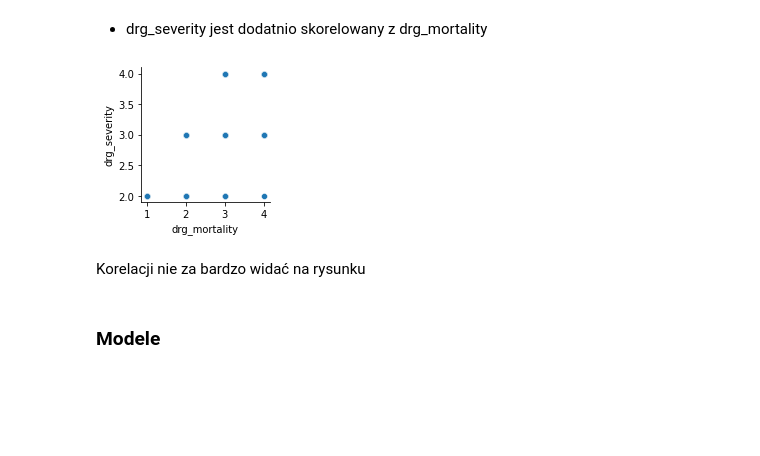
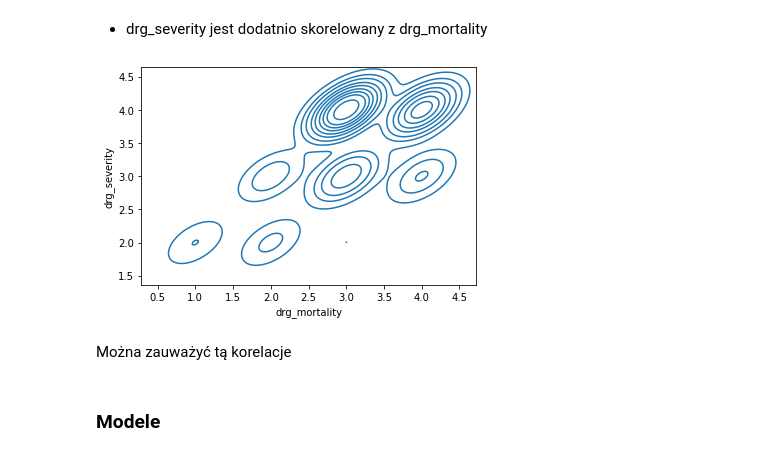
Before and after one commit to okcze/WB2021_projekt, a Jupyter notebook: PD3.ipynb, the cells around one changed output. Saved outputs shown, nothing was run; the diff lists cells and outputs as text; code cells hidden in the pictures; blank space fills up the shorter version.

```diff
--- a/PD3.ipynb
+++ b/PD3.ipynb
@@ -21,6 +22,8 @@ prescriptions = pd.read_csv("./data/PRESCRIPTIONS.csv")
 admissions['language'] = admissions['language'].fillna('Missing_language')
 admissions['religion'] = admissions['religion'].fillna('Missing_religion')
 admissions['marital_status'] = admissions['marital_status'].fillna('Missing_marital_status')
+microbiologyevents['interpretation'] = microbiologyevents['interpretation'].fillna("BRAK")
+services['prev_service'] = services['prev_service'].fillna("BRAK")
 # %%
 # Dokonamy imputacji zmiennych ciągłych
 drgcodes.drg_severity.fillna(drgcodes.drg_severity.median(), inplace=True)
@@ -256,12 +278,12 @@ plt.show()
 # %%
 # Zobaczymy odkryte zależności na wykresach punktowych
 
-sns.pairplot(df, y_vars="drg_severity", x_vars="drg_mortality")
+sns.kdeplot(data = df, y="drg_severity", x="drg_mortality")
 plt.show()
 # %% [output]
-[figure, old version]
+[figure, new version]
 # %% [markdown]
-Korelacji nie za bardzo widać na rysunku
+Można zauważyć tą korelacje
 # %% [markdown]
 ### Modele
 # %%
```
Also changed, not shown: parts of 8 cells of this notebook.
